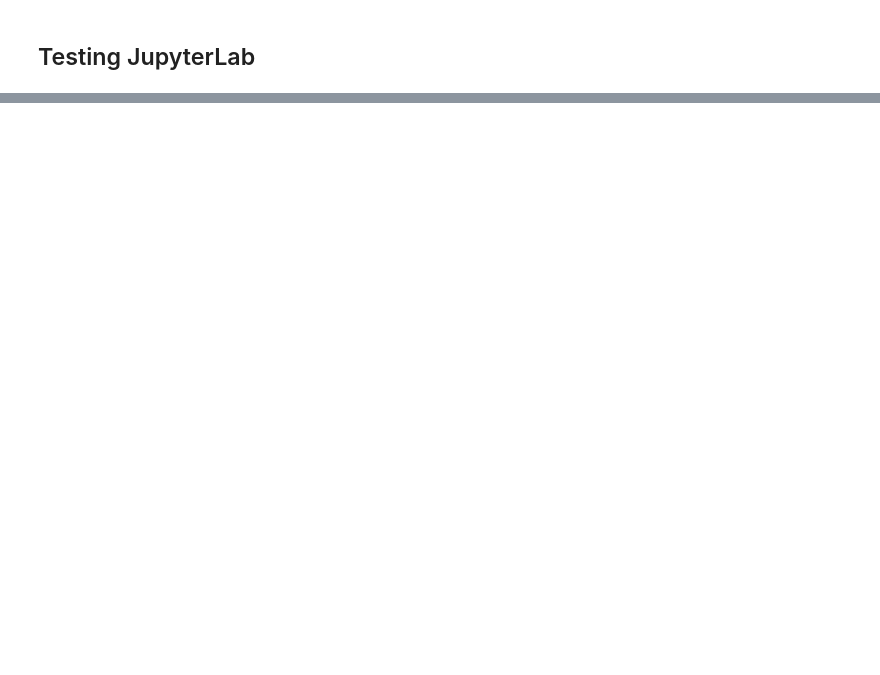
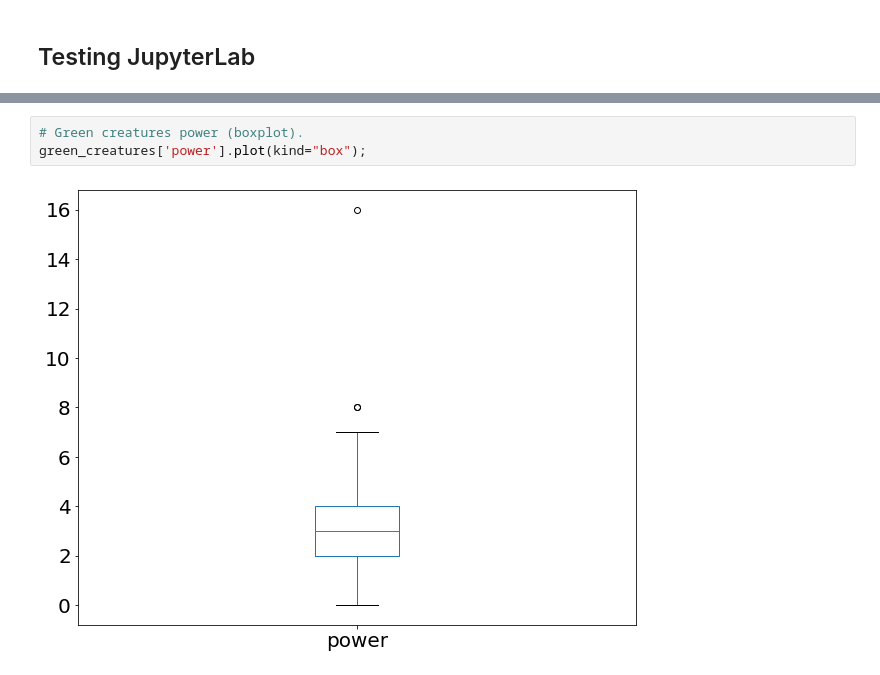
Before and after one commit to HSU-S21-CS232/P02-mc683, a Jupyter notebook: Untitled.ipynb, the cells around one changed output, grey strips where cells are left out. Drawn from its saved outputs; the diff is of its cells as text; blank space fills up the shorter version.

```diff
--- a/Untitled.ipynb
+++ b/Untitled.ipynb
@@ -78,0 +61,5 @@ black_creatures = creatures[maskB]
+# %%
+# Green creatures power (boxplot).
+green_creatures['power'].plot(kind="box");
+# %% [output]
+[figure, added]
```
Also changed, not shown: parts of 15 cells of this notebook.
